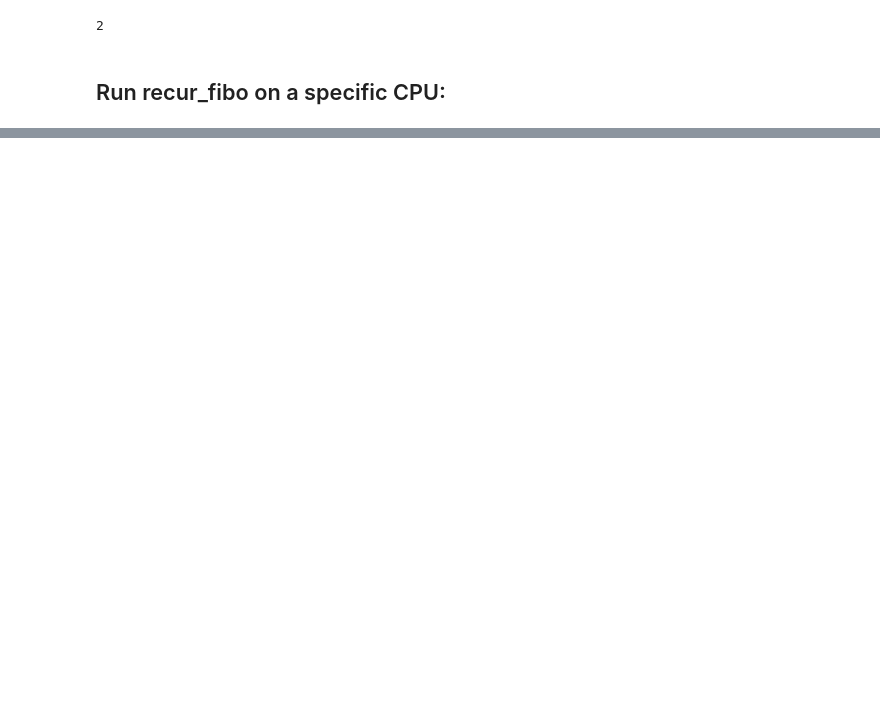
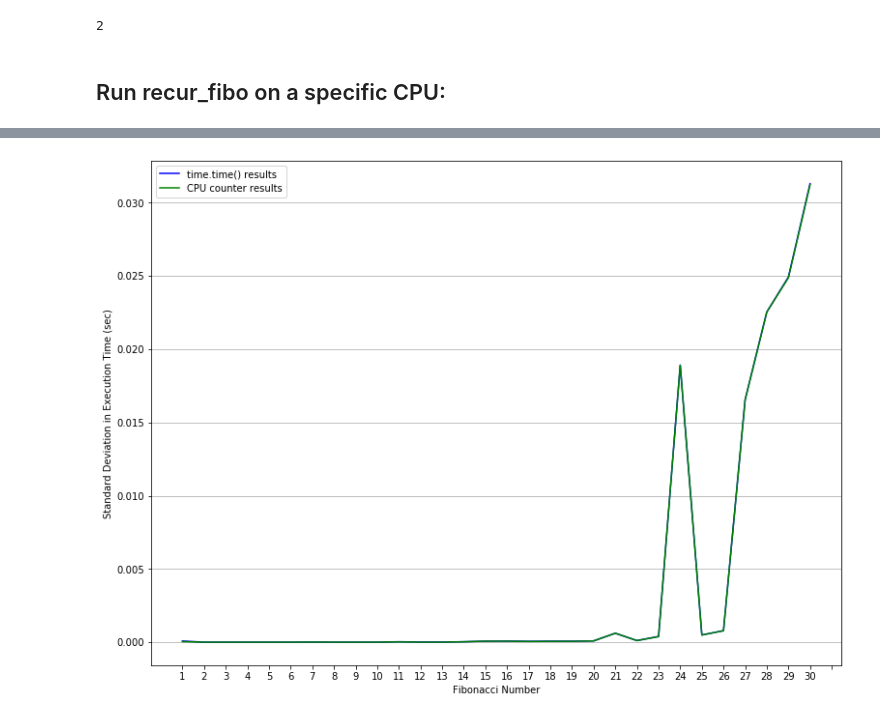
Before and after one commit to ramucsd/WES237A, a Jupyter notebook: Assignment3DraftRM.ipynb, the cells around one changed output, grey strips where cells are left out. Drawn from its saved outputs; the diff is of its cells as text; code cells hidden in the pictures; blank space fills up the shorter version.

```diff
--- a/Assignment3DraftRM.ipynb
+++ b/Assignment3DraftRM.ipynb
@@ -82,0 +167,11 @@ Calculated time based on CPU Frequency: 3.7230961553846154 sec
+# %%
+plt.figure(2, [12.8,9.6])
+plt.plot(data[TIME_DATA]['std'],'-b',label = 'time.time() results')
+plt.plot(data[CLOCK_TIME_DATA]['std'], '-g', label = 'CPU counter results')
+plt.xlabel('Fibonacci Number')
+plt.ylabel('Standard Deviation in Execution Time (sec)')
+plt.xticks(np.arange(0,n_max+1),np.arange(1,n_max+1))
+plt.legend();
+plt.grid(axis = 'y')
+# %% [output]
+[figure, added]
```
Also changed, not shown: parts of 10 cells of this notebook.
